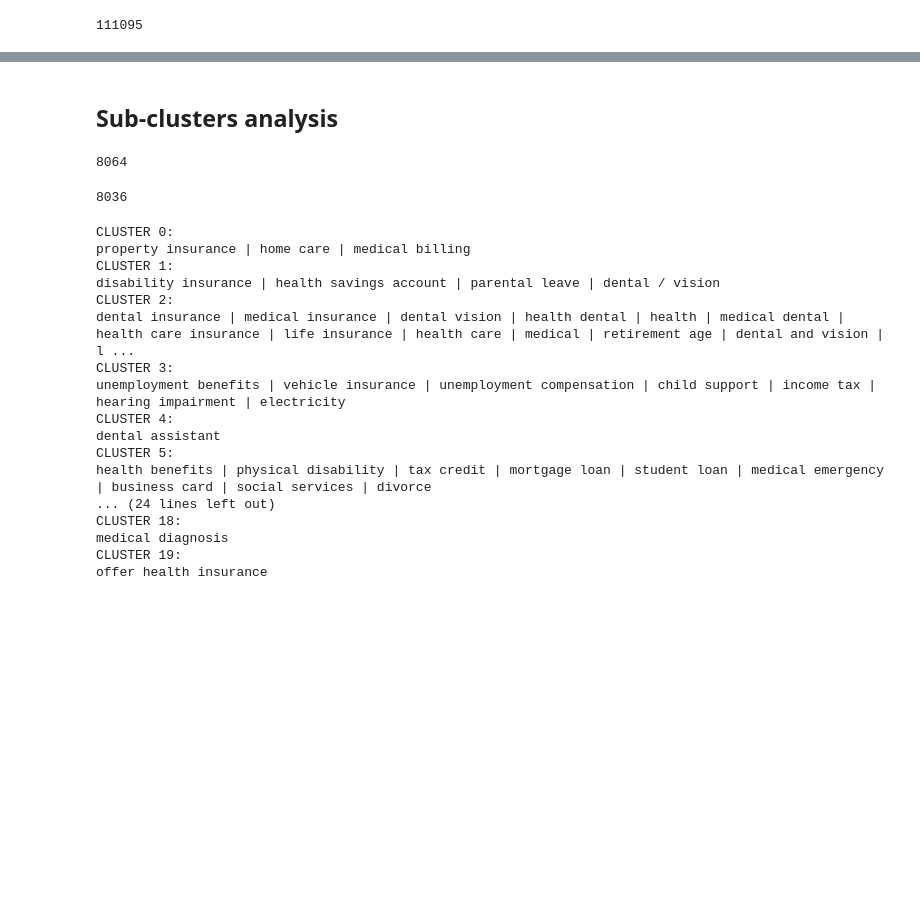
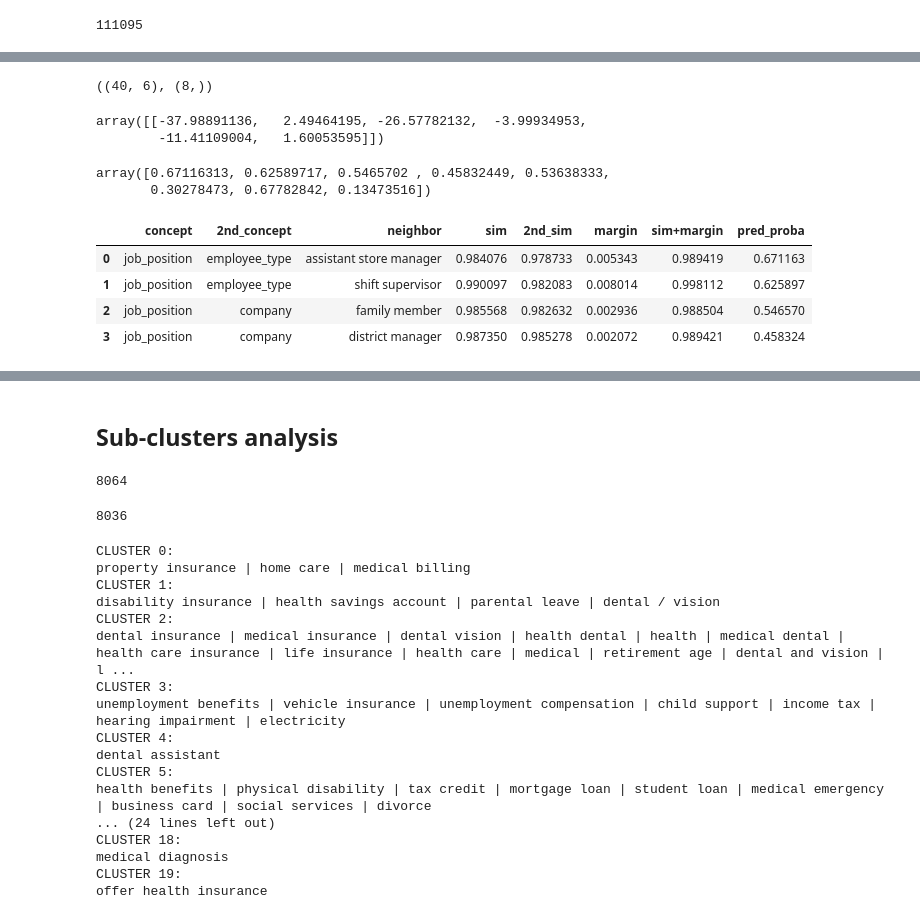
Before and after one commit to megagonlabs/eseBench, a Jupyter notebook: src/kb_toolkit/KBExtract-2.ipynb, the cells around one changed output, grey strips where cells are left out. Drawn from its saved outputs; the diff is of its cells as text; code cells hidden in the pictures; blank space fills up the shorter version.

```diff
--- a/src/kb_toolkit/KBExtract-2.ipynb
+++ b/src/kb_toolkit/KBExtract-2.ipynb
@@ -1180,0 +1204,15 @@ _ce_df.sort_values(by='sim+margin', ascending=False).head(20)
+# %%
+_concept = 'job_position'
+
+_df = pd.read_csv(ee_emb_path)
+_emb_preds = _df[_df['concept'] == _concept].to_dict('records')[:100]
+
+_df = pd.read_csv(ee_LM_path)
+_lm_preds = _df[_df['concept'] == _concept].to_dict('records')[:100]
+
+_ints = set([d['neighbor'] for d in _emb_preds]) & set([d['neighbor'] for d in _lm_preds])
+
+_emb_pos_list = [d for d in _emb_preds if d['neighbor'] in _ints]
+_emb_neg_list = [d for d in _emb_preds if d['neighbor'] not in _ints]
+
+len(_emb_pos_list), len(_emb_neg_list)
@@ -1180,0 +1285,33 @@ _ce_df.sort_values(by='sim+margin', ascending=False).head(20)
+# %%
+train_X = feats_X[pos_train_ids + neg_train_ids]
+train_Y = labels_Y[pos_train_ids + neg_train_ids]
+test_X = feats_X[pos_test_ids + neg_test_ids]
+test_Y = labels_Y[pos_test_ids + neg_test_ids]
+train_X.shape, test_Y.shape
+# %% [output]
+((40, 6), (8,))
+# %%
+clf = LogisticRegression(tol=1e-4, C=1e4)
+clf.fit(train_X, train_Y)
+
+# coef for [sim, log(1-sim), 2nd_sim, log(1-2nd_sim), margin, log(margin)]
+clf.coef_
+# %% [output]
+array([[-37.98891136,   2.49464195, -26.57782132,  -3.99934953,
+        -11.41109004,   1.60053595]])
+# %%
+_pred_proba = clf.predict_proba(test_X)[:, 1]
+_pred_proba
+# %% [output]
+array([0.67116313, 0.62589717, 0.5465702 , 0.45832449, 0.53638333,
+       0.30278473, 0.67782842, 0.13473516])
+# %%
+_df = pd.DataFrame(pos_samples[train_N:])
+_df['pred_proba'] = _pred_proba[:test_N]
+_df
+# %% [output]
+|  | concept | 2nd_concept | neighbor | sim | 2nd_sim | margin | sim+margin | pred_proba |
+| 0 | job_position | employee_type | assistant store manager | 0.984076 | 0.978733 | 0.005343 | 0.989419 | 0.671163 |
+| 1 | job_position | employee_type | shift supervisor | 0.990097 | 0.982083 | 0.008014 | 0.998112 | 0.625897 |
+| 2 | job_position | company | family member | 0.985568 | 0.982632 | 0.002936 | 0.988504 | 0.546570 |
+| 3 | job_position | company | district manager | 0.987350 | 0.985278 | 0.002072 | 0.989421 | 0.458324 |
```
Also changed, not shown: parts of 37 cells of this notebook, 12 other files.
